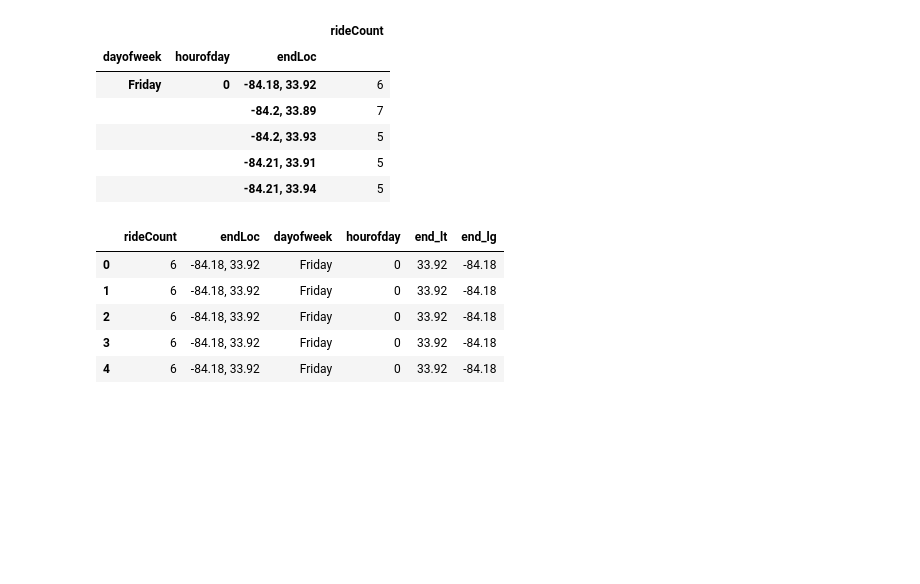
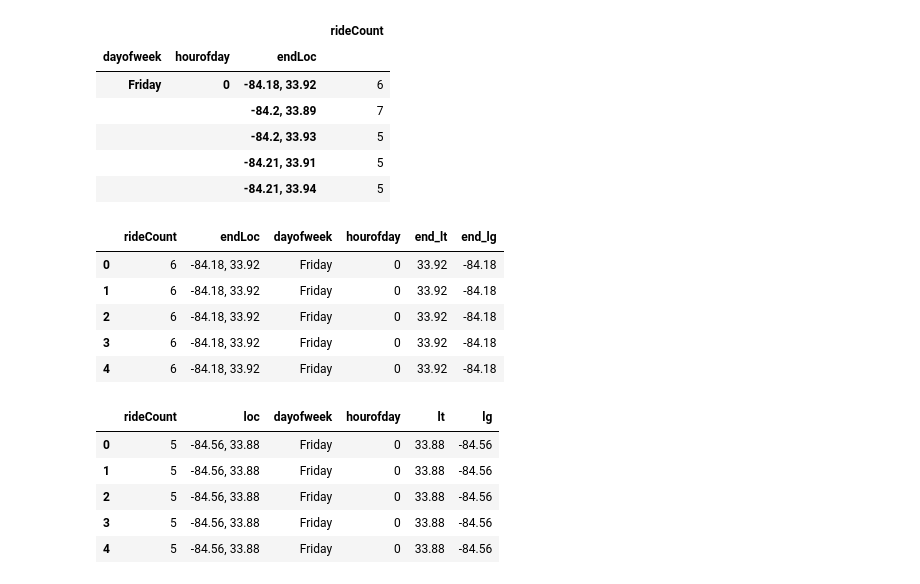
Before and after one commit to jingruli11/capstone, a Jupyter notebook: Clustering_new.ipynb, the cells around one changed output. Drawn from its saved outputs; the diff is of its cells as text; code cells hidden in the pictures; blank space fills up the shorter version.

Commit message:
commit 10
update overall cluster

```diff
--- a/Clustering_new.ipynb
+++ b/Clustering_new.ipynb
@@ -203,3 +203,16 @@ df_end_cluster.head()
 df_start_cluster.to_csv('start_cluster.csv', sep = ',', index = False)
 # %%
 df_end_cluster.to_csv('end_cluster.csv', sep = ',', index = False)
+# %%
+df_start_cluster.rename(columns = {'startLoc': 'loc', 'start_lt':'lt', 'start_lg': 'lg'}, inplace = True)
+df_end_cluster.rename(columns = {'endLoc': 'loc', 'end_lt':'lt', 'end_lg': 'lg'}, inplace = True)
+# %%
+df_start_cluster['condition'] = 'start'
+df_
+# %% [output]
+|  | rideCount | loc | dayofweek | hourofday | lt | lg |
+| 0 | 5 | -84.56, 33.88 | Friday | 0 | 33.88 | -84.56 |
+| 1 | 5 | -84.56, 33.88 | Friday | 0 | 33.88 | -84.56 |
+| 2 | 5 | -84.56, 33.88 | Friday | 0 | 33.88 | -84.56 |
+| 3 | 5 | -84.56, 33.88 | Friday | 0 | 33.88 | -84.56 |
+| 4 | 5 | -84.56, 33.88 | Friday | 0 | 33.88 | -84.56 |
```
Also changed, not shown: 1 other file.
